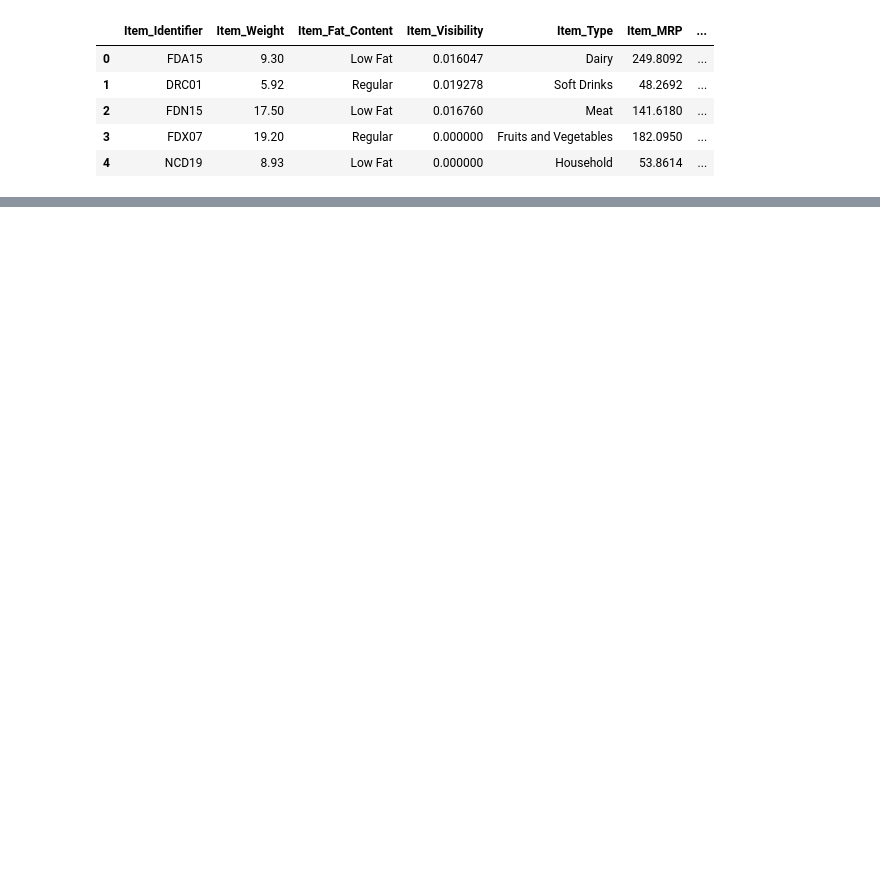
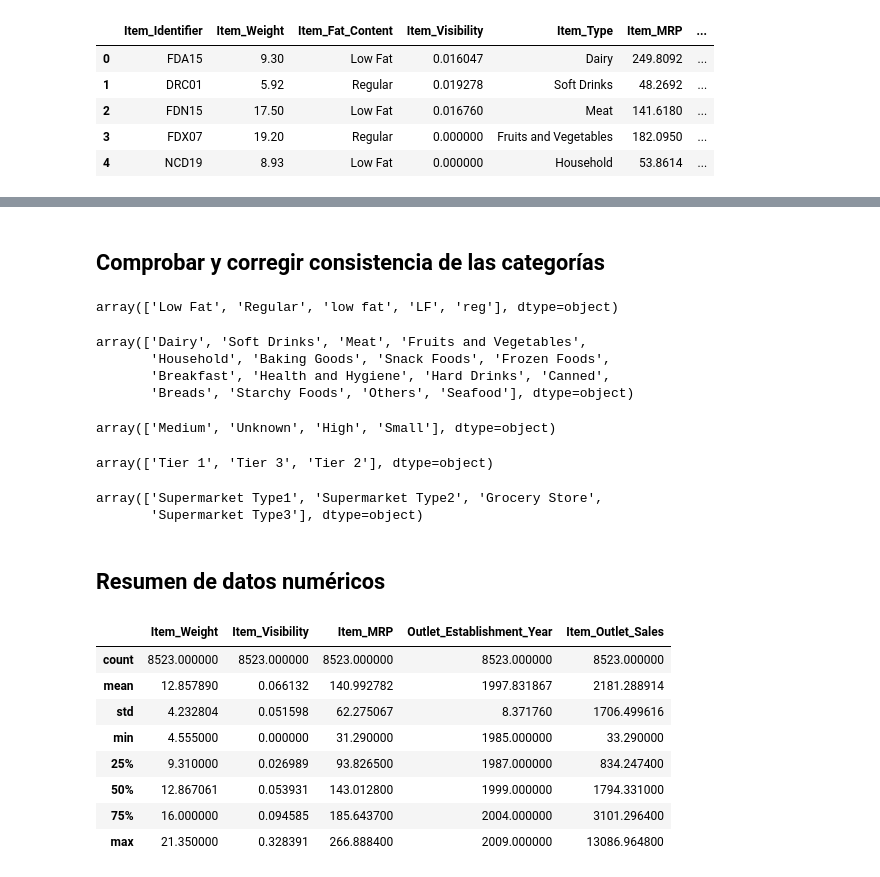
Before and after one commit to elfrez/sales-predictions, a Jupyter notebook: Sales_Prediction.ipynb, the cells around one changed output, grey strips where cells are left out. Saved outputs shown, nothing was run; the diff lists cells and outputs as text; code cells hidden in the pictures; blank space fills up the shorter version.

```diff
--- a/Sales_Prediction.ipynb
+++ b/Sales_Prediction.ipynb
@@ -15,0 +155,2 @@ df_bike.head()
+# %%
+df["Outlet_Size"] = df["Outlet_Size"].fillna("Unknown")
@@ -15,0 +179,46 @@ df_bike.head()
+# %% [markdown]
+## Comprobar y corregir consistencia de las categorías
+# %%
+df['Item_Fat_Content'].unique()
+# %% [output]
+array(['Low Fat', 'Regular', 'low fat', 'LF', 'reg'], dtype=object)
+# %%
+df['Item_Fat_Content'] = df['Item_Fat_Content'].replace({
+    'low fat':'Low Fat',
+    'LF':'Low Fat',
+    'reg':'Regular'
+    })
+# %%
+df['Item_Type'].unique()
+# %% [output]
+array(['Dairy', 'Soft Drinks', 'Meat', 'Fruits and Vegetables',
+       'Household', 'Baking Goods', 'Snack Foods', 'Frozen Foods',
+       'Breakfast', 'Health and Hygiene', 'Hard Drinks', 'Canned',
+       'Breads', 'Starchy Foods', 'Others', 'Seafood'], dtype=object)
+# %%
+df['Outlet_Size'].unique()
+# %% [output]
+array(['Medium', 'Unknown', 'High', 'Small'], dtype=object)
+# %%
+df['Outlet_Location_Type'].unique()
+# %% [output]
+array(['Tier 1', 'Tier 3', 'Tier 2'], dtype=object)
+# %%
+df['Outlet_Type'].unique()
+# %% [output]
+array(['Supermarket Type1', 'Supermarket Type2', 'Grocery Store',
+       'Supermarket Type3'], dtype=object)
+# %% [markdown]
+## Resumen de datos numéricos
+# %%
+df[['Item_Weight', 'Item_Visibility', 'Item_MRP', 'Outlet_Establishment_Year', 'Item_Outlet_Sales']].describe()
+# %% [output]
+|  | Item_Weight | Item_Visibility | Item_MRP | Outlet_Establishment_Year | Item_Outlet_Sales |
+| count | 8523.000000 | 8523.000000 | 8523.000000 | 8523.000000 | 8523.000000 |
+| mean | 12.857890 | 0.066132 | 140.992782 | 1997.831867 | 2181.288914 |
+| std | 4.232804 | 0.051598 | 62.275067 | 8.371760 | 1706.499616 |
+| min | 4.555000 | 0.000000 | 31.290000 | 1985.000000 | 33.290000 |
+| 25% | 9.310000 | 0.026989 | 93.826500 | 1987.000000 | 834.247400 |
+| 50% | 12.867061 | 0.053931 | 143.012800 | 1999.000000 | 1794.331000 |
+| 75% | 16.000000 | 0.094585 | 185.643700 | 2004.000000 | 3101.296400 |
+| max | 21.350000 | 0.328391 | 266.888400 | 2009.000000 | 13086.964800 |
```
Also changed, not shown: parts of 18 cells of this notebook.
